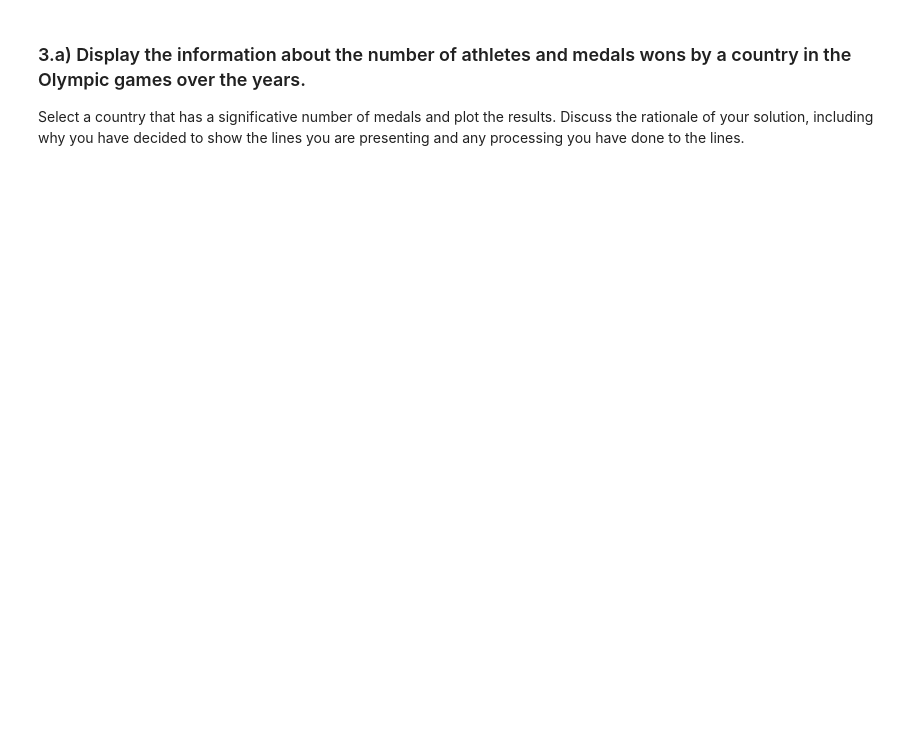
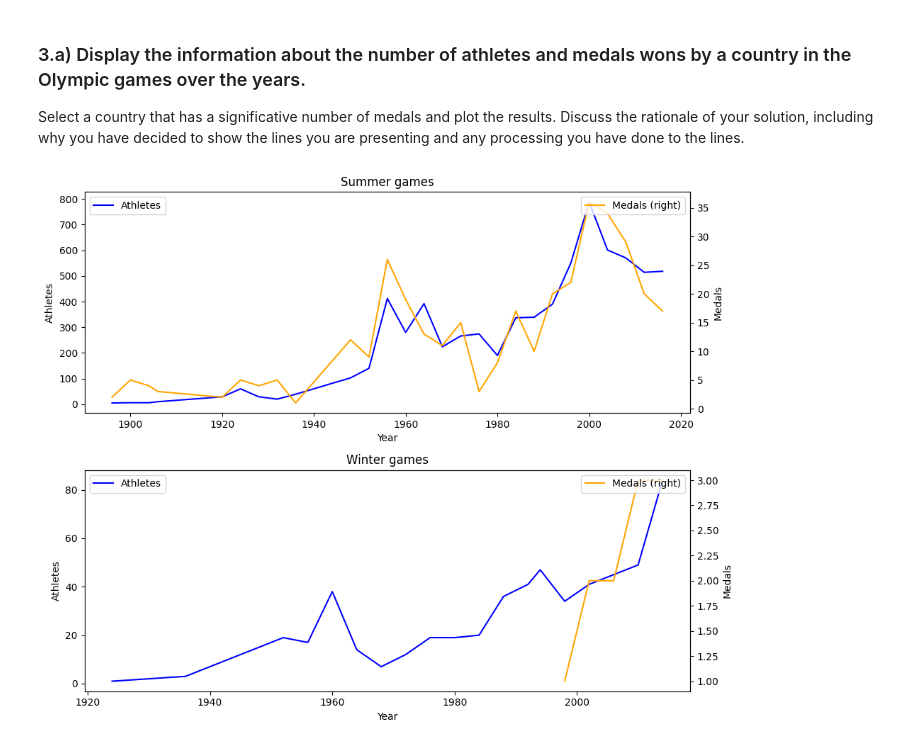
Before and after one commit to fabrizi0rigodanz0/Olympic_Games_Analysis, a Jupyter notebook: notebooks/Olympic_games_analysis.ipynb, the cells around one changed output. Drawn from its saved outputs; the diff is of its cells as text; code cells hidden in the pictures; blank space fills up the shorter version.

```diff
--- a/notebooks/Olympic_games_analysis.ipynb
+++ b/notebooks/Olympic_games_analysis.ipynb
@@ -330,3 +331,20 @@ NLD  Netherlands  0.467167  0.408771  0.233583
 ## Question 3 (4 points)
 
 This third question focus on processing the information on a time series for plotting it.
+# %%
+# will create a dataframe with medals per country in each edition
+# excluding duplicates
+
+medalsAll = dataDF[(~dataDF["Medal"].isna())]
+
+events = medalsAll[["Event","Year","ID"]].groupby(["Event","Year"]).count()
+events["TeamEvent"] = events["ID"] > 5
+events = events[["TeamEvent"]]
+
+medalsAll = medalsAll.join( events, on=["Event","Year"])
+
+medalsNoDup = medalsAll[medalsAll["TeamEvent"]].groupby(["Medal","Event"]).first().reset_index()
+
+medalsNoDup = pd.concat([medalsNoDup,medalsAll[~medalsAll["TeamEvent"]]])
+
+print(medalsNoDup)
@@ -335,3 +371,47 @@ This third question focus on processing the information on a time series for plo
 
 Select a country that has a significative number of medals and plot the results.
 Discuss the rationale of your solution, including why you have decided to show the lines you are presenting and any processing you have done to the lines.
+# %%
+country = "AUS"
+
+athletes = dataDF[dataDF["NOC"] == country][["Year", "Season", "ID"]]\
+            .groupby(["Season", "Year"]).count().rename(columns={"ID": "Athletes"})
+medals = medalsNoDup[medalsNoDup["NOC"] == country][["Year", "Season", "ID"]]\
+            .groupby(["Season", "Year"]).count().rename(columns={"ID": "Medals"})
+
+result = athletes.join(medals)
+
+result = result.reset_index()
+
+fig, (ax1, ax2) = plt.subplots(2, 1, figsize=(10, 8))
+
+# Plot Summer games
+summer = result[result["Season"] == "Summer"]
+ax1.plot(summer["Year"], summer["Athletes"], label="Athletes", color='blue')
+ax1.set_ylabel("Athletes")
+ax1.set_title("Summer games")
+ax1.set_xlabel("Year")
+ax1.legend(loc='upper left')
+
+ax1_2 = ax1.twinx()
+ax1_2.plot(summer["Year"], summer["Medals"], label="Medals (right)", color='orange')
+ax1_2.set_ylabel("Medals")
+ax1_2.legend(loc='upper right')
+
+# Plot Winter games
+winter = result[result["Season"] == "Winter"]
+ax2.plot(winter["Year"], winter["Athletes"], label="Athletes", color='blue')
+ax2.set_ylabel("Athletes")
+ax2.set_title("Winter games")
+ax2.set_xlabel("Year")
+ax2.legend(loc='upper left')
+
+ax2_2 = ax2.twinx()
+ax2_2.plot(winter["Year"], winter["Medals"], label="Medals (right)", color='orange')
+ax2_2.set_ylabel("Medals")
+ax2_2.legend(loc='upper right')
+
+plt.tight_layout()
+plt.show()
+# %% [output]
+[figure, added]
```
Also changed, not shown: parts of 4 cells of this notebook.
